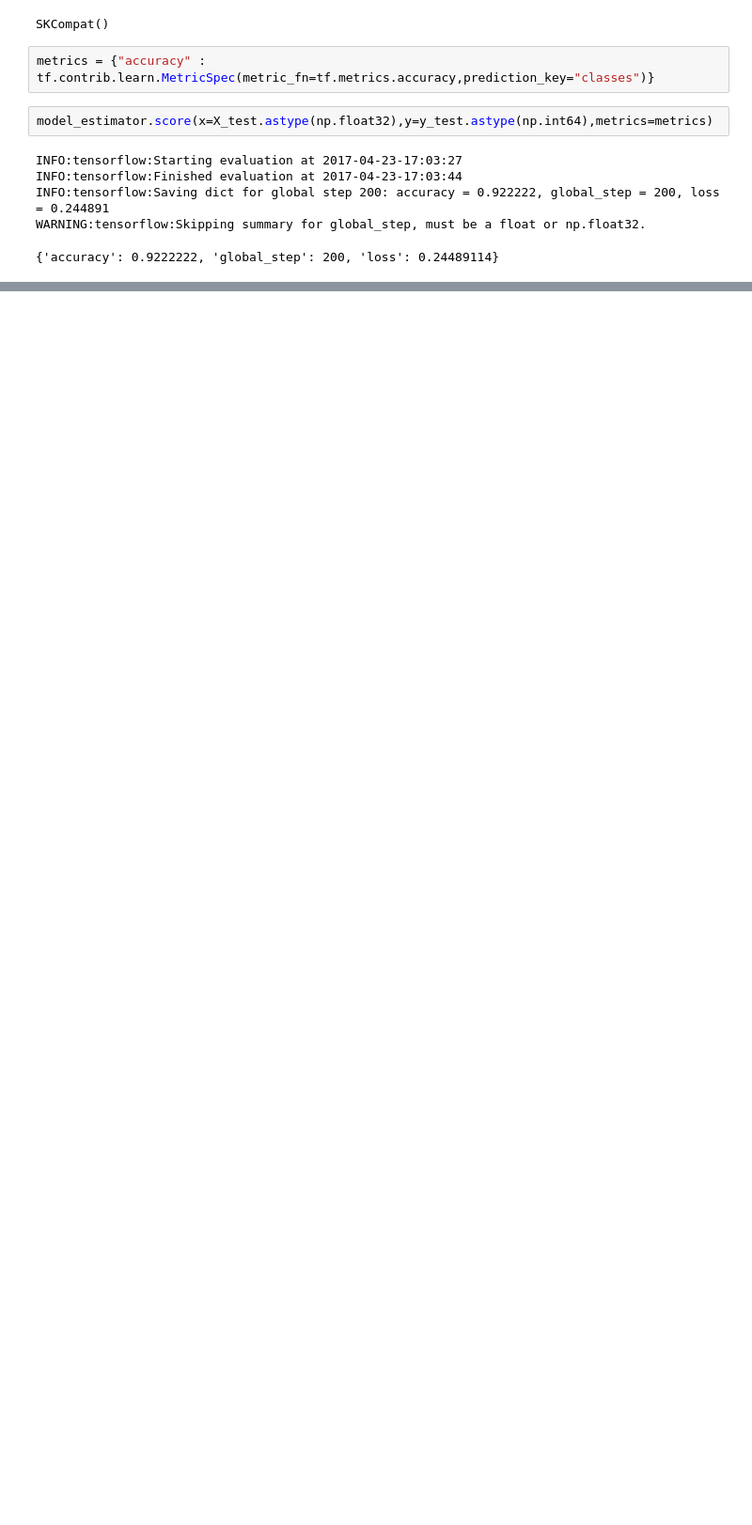
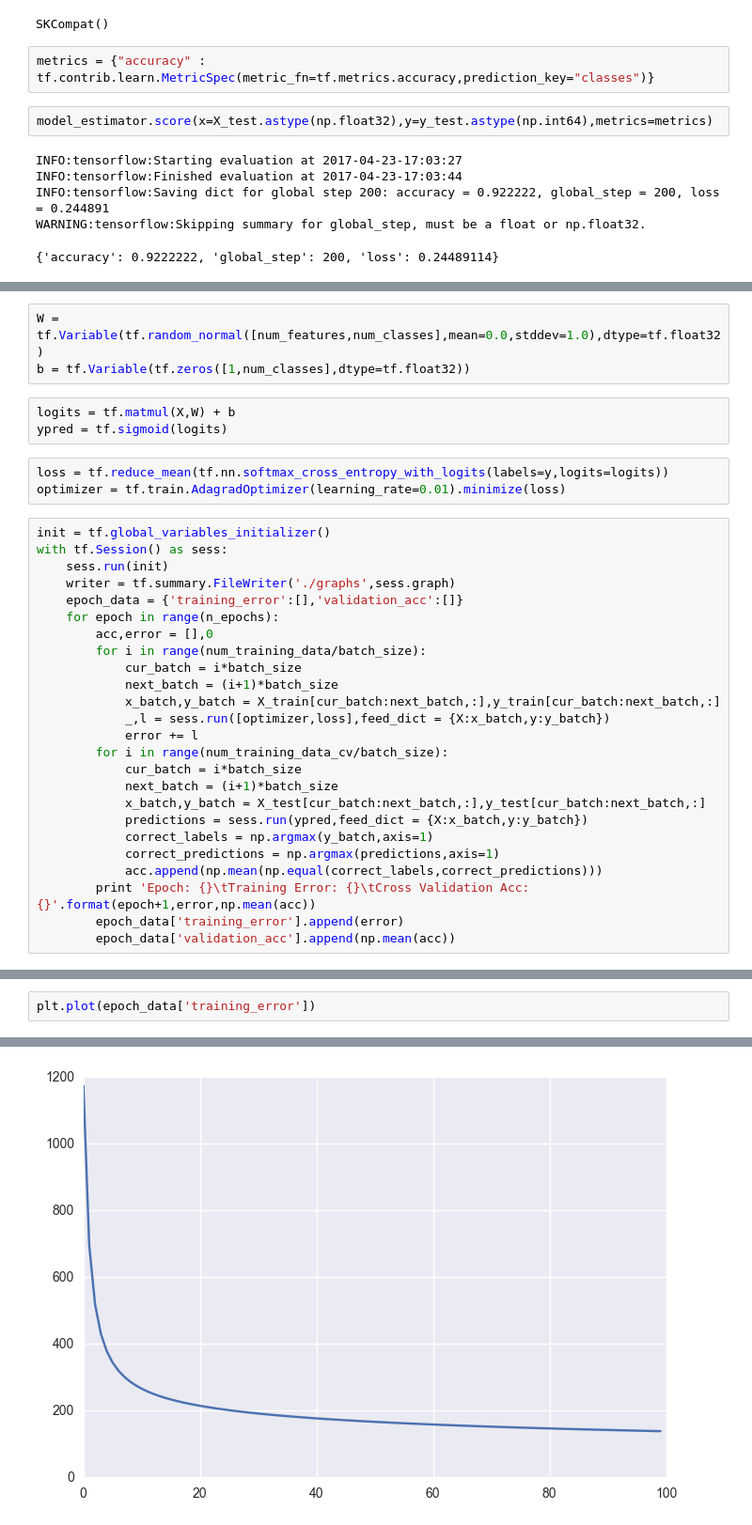
Before and after one commit to rurouni-najeeb/Tensorflow-CS20SI, a Jupyter notebook: Assignment #1.ipynb, the cells around one changed output, grey strips where cells are left out. Shown: that part at 94% size. Saved outputs shown, nothing was run; the diff lists cells and outputs as text; blank space fills up the shorter version.

```diff
--- a/Assignment #1.ipynb
+++ b/Assignment #1.ipynb
@@ -401,0 +463,34 @@ WARNING:tensorflow:Skipping summary for global_step, must be a float or np.float
+# %%
+W = tf.Variable(tf.random_normal([num_features,num_classes],mean=0.0,stddev=1.0),dtype=tf.float32)
+b = tf.Variable(tf.zeros([1,num_classes],dtype=tf.float32))
+# %%
+logits = tf.matmul(X,W) + b
+ypred = tf.sigmoid(logits)
+# %%
+loss = tf.reduce_mean(tf.nn.softmax_cross_entropy_with_logits(labels=y,logits=logits))
+optimizer = tf.train.AdagradOptimizer(learning_rate=0.01).minimize(loss)
+# %%
+init = tf.global_variables_initializer()
+with tf.Session() as sess:
+    sess.run(init)
+    writer = tf.summary.FileWriter('./graphs',sess.graph)
+    epoch_data = {'training_error':[],'validation_acc':[]}
+    for epoch in range(n_epochs):
+        acc,error = [],0
+        for i in range(num_training_data/batch_size):
+            cur_batch = i*batch_size
+            next_batch = (i+1)*batch_size
+            x_batch,y_batch = X_train[cur_batch:next_batch,:],y_train[cur_batch:next_batch,:]
+            _,l = sess.run([optimizer,loss],feed_dict = {X:x_batch,y:y_batch})
+            error += l
+        for i in range(num_training_data_cv/batch_size):
+            cur_batch = i*batch_size
+            next_batch = (i+1)*batch_size
+            x_batch,y_batch = X_test[cur_batch:next_batch,:],y_test[cur_batch:next_batch,:]
+            predictions = sess.run(ypred,feed_dict = {X:x_batch,y:y_batch})
+            correct_labels = np.argmax(y_batch,axis=1)
+            correct_predictions = np.argmax(predictions,axis=1)
+            acc.append(np.mean(np.equal(correct_labels,correct_predictions)))
+        print 'Epoch: {}\tTraining Error: {}\tCross Validation Acc: {}'.format(epoch+1,error,np.mean(acc))
+        epoch_data['training_error'].append(error)
+        epoch_data['validation_acc'].append(np.mean(acc))
@@ -401,0 +515,3 @@ WARNING:tensorflow:Skipping summary for global_step, must be a float or np.float
+# %%
+plt.plot(epoch_data['training_error'])
+# %% [output]
@@ -401,0 +519 @@ WARNING:tensorflow:Skipping summary for global_step, must be a float or np.float
+[figure, added]
```
Also changed, not shown: parts of 31 cells of this notebook, 21 other files.
